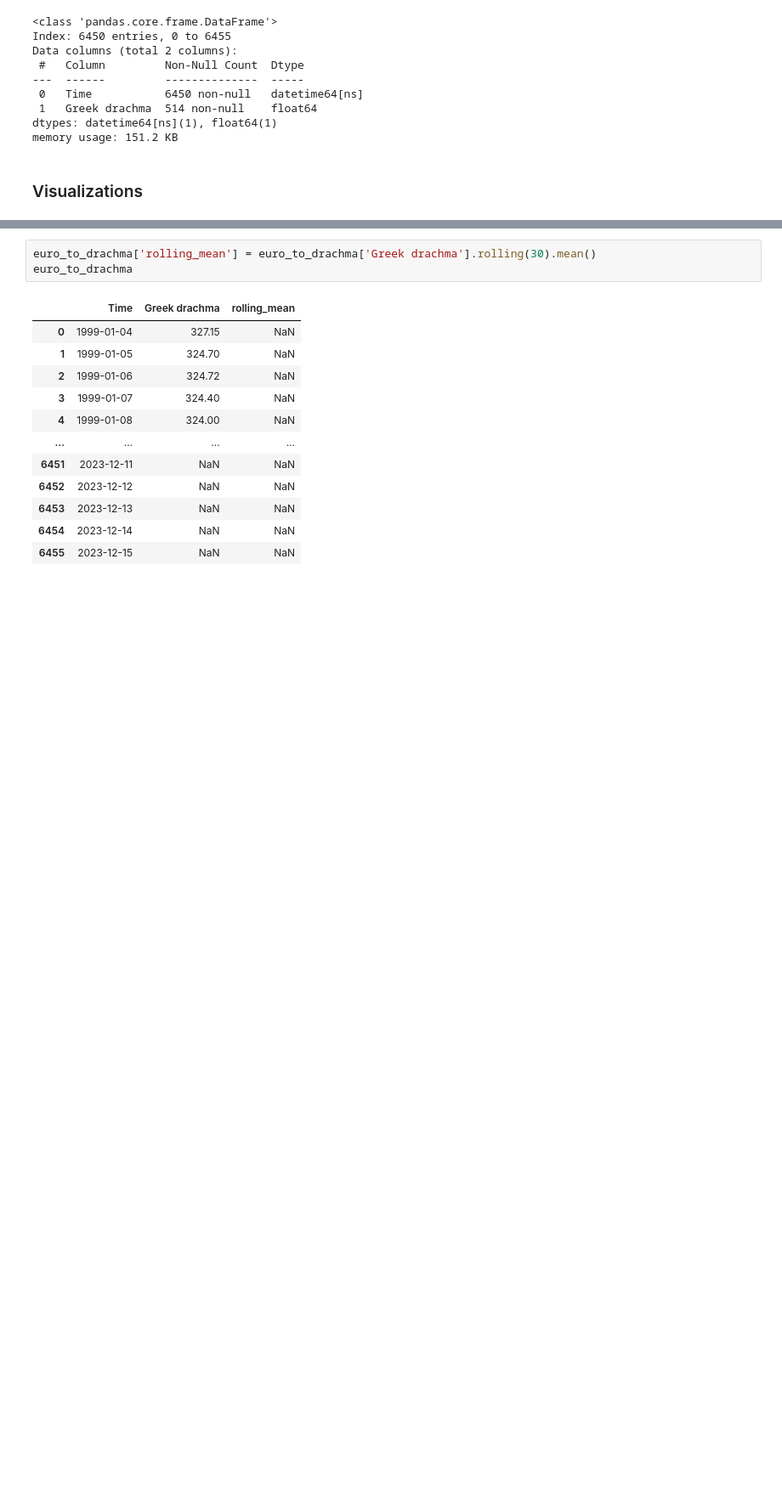
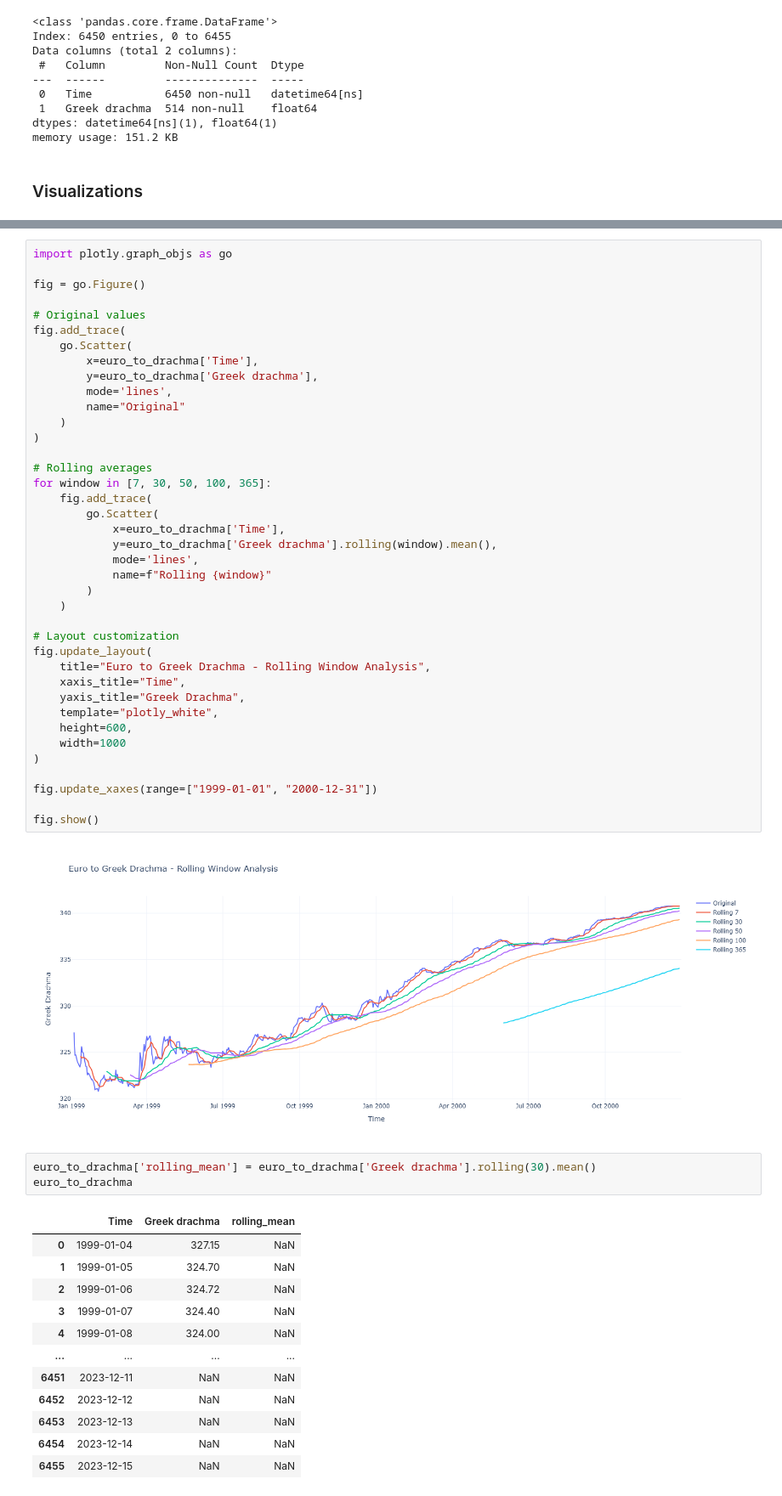
Before and after one commit to kmichailidou/basicProjects, a Jupyter notebook: ex_euro/euro_ex.ipynb, the cells around one changed output, grey strips where cells are left out. Shown at 85% size. Drawn from its saved outputs; the diff is of its cells as text; blank space fills up the shorter version.

```diff
--- a/ex_euro/euro_ex.ipynb
+++ b/ex_euro/euro_ex.ipynb
@@ -172,3 +154,44 @@ sns.lineplot(x = euro_to_drachma['Time'],y = euro_to_drachma['Greek drachma'].ro
+# %%
+import plotly.graph_objs as go
+
+fig = go.Figure()
+
+# Original values
+fig.add_trace(
+    go.Scatter(
+        x=euro_to_drachma['Time'],
+        y=euro_to_drachma['Greek drachma'],
+        mode='lines',
+        name="Original"
+    )
+)
+
+# Rolling averages
+for window in [7, 30, 50, 100, 365]:
+    fig.add_trace(
+        go.Scatter(
+            x=euro_to_drachma['Time'],
+            y=euro_to_drachma['Greek drachma'].rolling(window).mean(),
+            mode='lines',
+            name=f"Rolling {window}"
+        )
+    )
+
+# Layout customization
+fig.update_layout(
+    title="Euro to Greek Drachma - Rolling Window Analysis",
+    xaxis_title="Time",
+    yaxis_title="Greek Drachma",
+    template="plotly_white",
+    height=600,
+    width=1000
+)
+
+fig.update_xaxes(range=["1999-01-01", "2000-12-31"])
+
+fig.show()
+# %% [output]
+[figure, added]
 # %%
 euro_to_drachma['rolling_mean'] = euro_to_drachma['Greek drachma'].rolling(30).mean()
 euro_to_drachma
```
Also changed, not shown: parts of 13 cells of this notebook.
